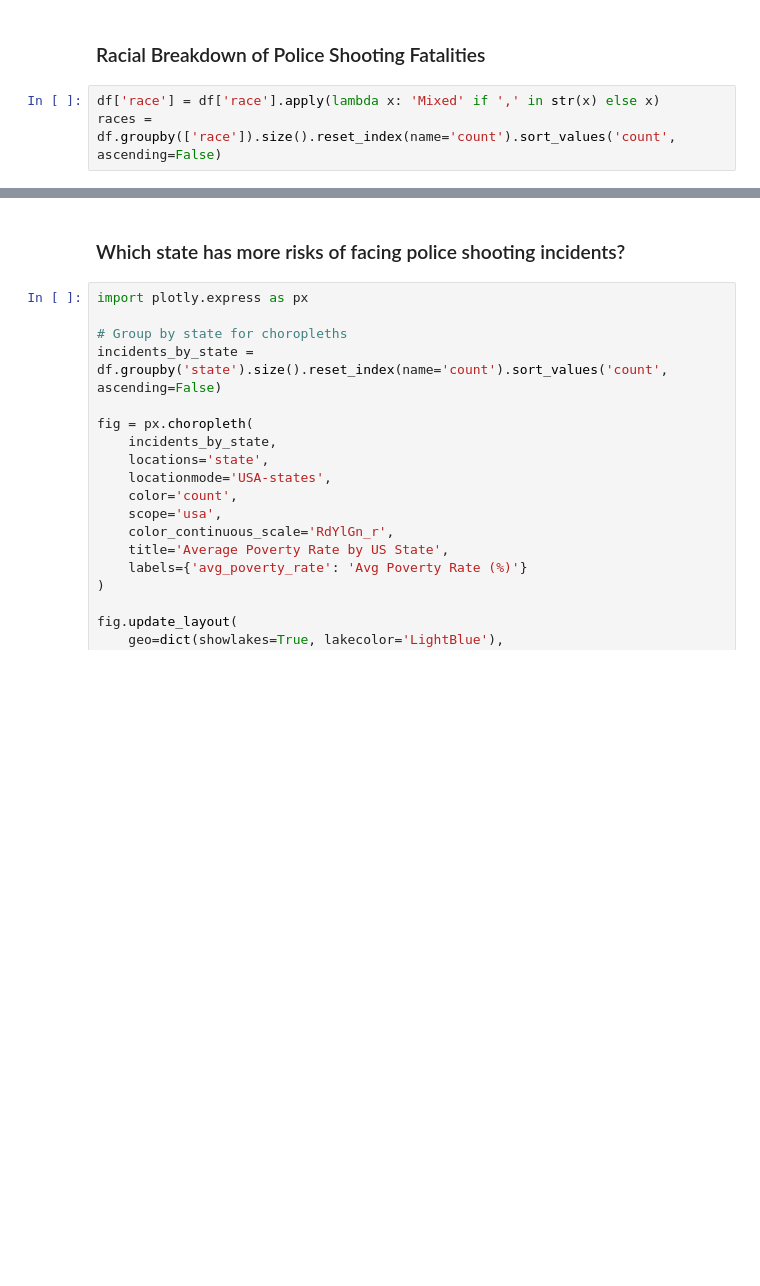
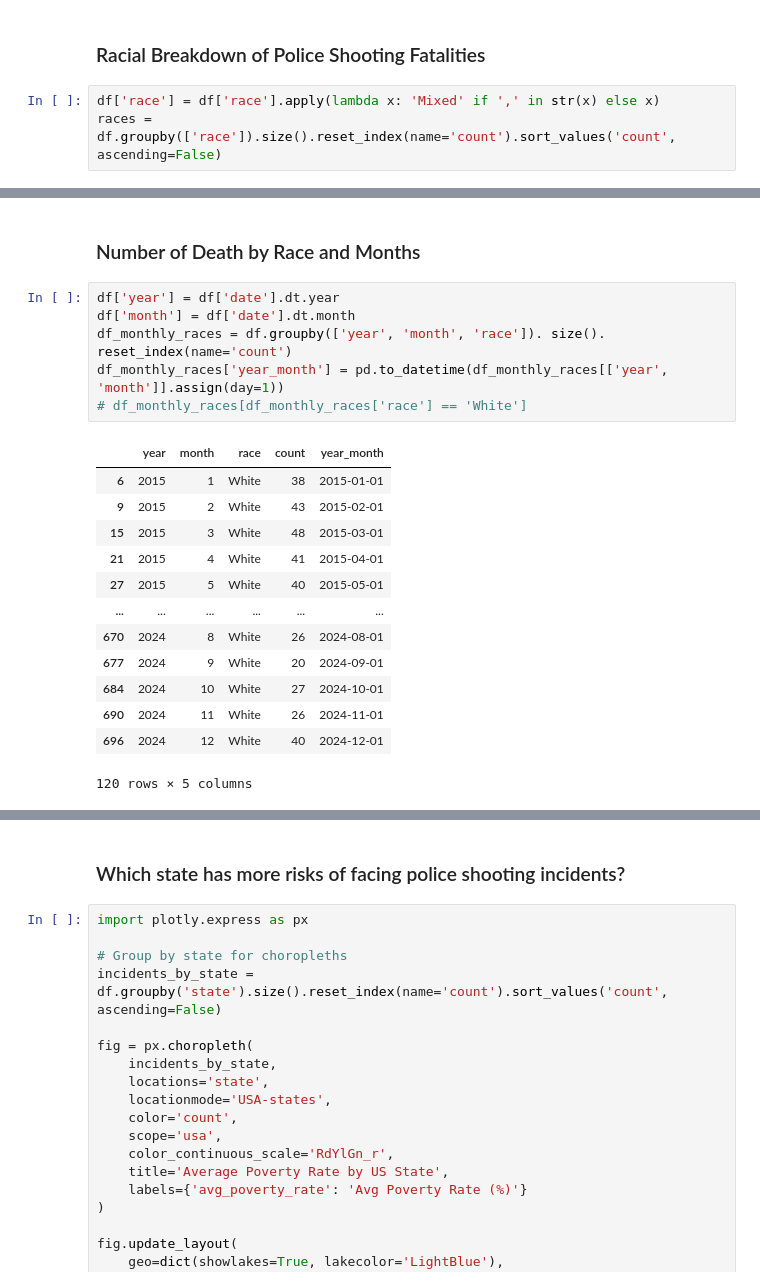
Before and after one commit to LegradiK/us_police_incidents_analysis, a Jupyter notebook: 2015_2024_us_police_shooting_report_analysis.ipynb, the cells around one changed output, grey strips where cells are left out. Saved outputs shown, nothing was run; the diff lists cells and outputs as text; blank space fills up the shorter version.

```diff
--- a/2015_2024_us_police_shooting_report_analysis.ipynb
+++ b/2015_2024_us_police_shooting_report_analysis.ipynb
@@ -401,0 +402,22 @@ plt.show()
+# %% [markdown]
+### Number of Death by Race and Months
+# %%
+df['year'] = df['date'].dt.year
+df['month'] = df['date'].dt.month
+df_monthly_races = df.groupby(['year', 'month', 'race']). size(). reset_index(name='count')
+df_monthly_races['year_month'] = pd.to_datetime(df_monthly_races[['year', 'month']].assign(day=1))
+# df_monthly_races[df_monthly_races['race'] == 'White']
+# %% [output]
+|  | year | month | race | count | year_month |
+| 6 | 2015 | 1 | White | 38 | 2015-01-01 |
+| 9 | 2015 | 2 | White | 43 | 2015-02-01 |
+| 15 | 2015 | 3 | White | 48 | 2015-03-01 |
+| 21 | 2015 | 4 | White | 41 | 2015-04-01 |
+| 27 | 2015 | 5 | White | 40 | 2015-05-01 |
+| ... | ... | ... | ... | ... | ... |
+| 670 | 2024 | 8 | White | 26 | 2024-08-01 |
+| 677 | 2024 | 9 | White | 20 | 2024-09-01 |
+| 684 | 2024 | 10 | White | 27 | 2024-10-01 |
+| 690 | 2024 | 11 | White | 26 | 2024-11-01 |
+| 696 | 2024 | 12 | White | 40 | 2024-12-01 |
+120 rows × 5 columns
```
Also changed, not shown: parts of 3 cells of this notebook.
